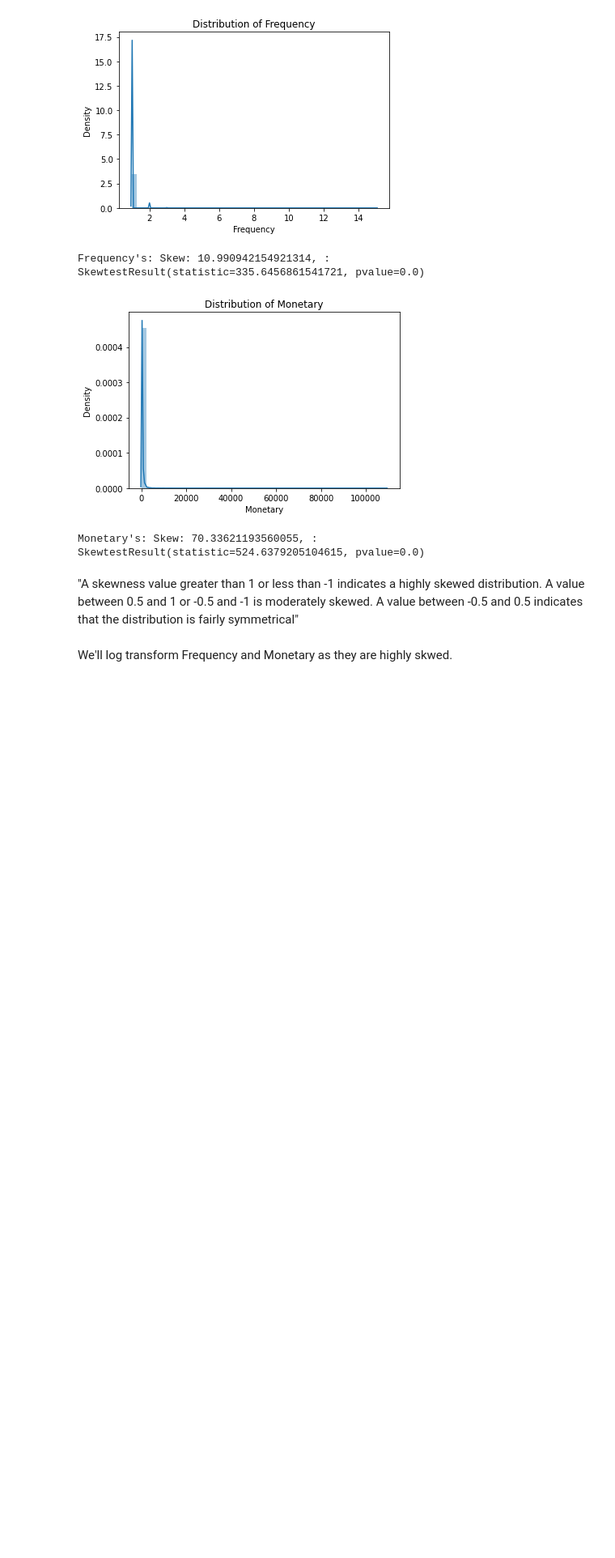
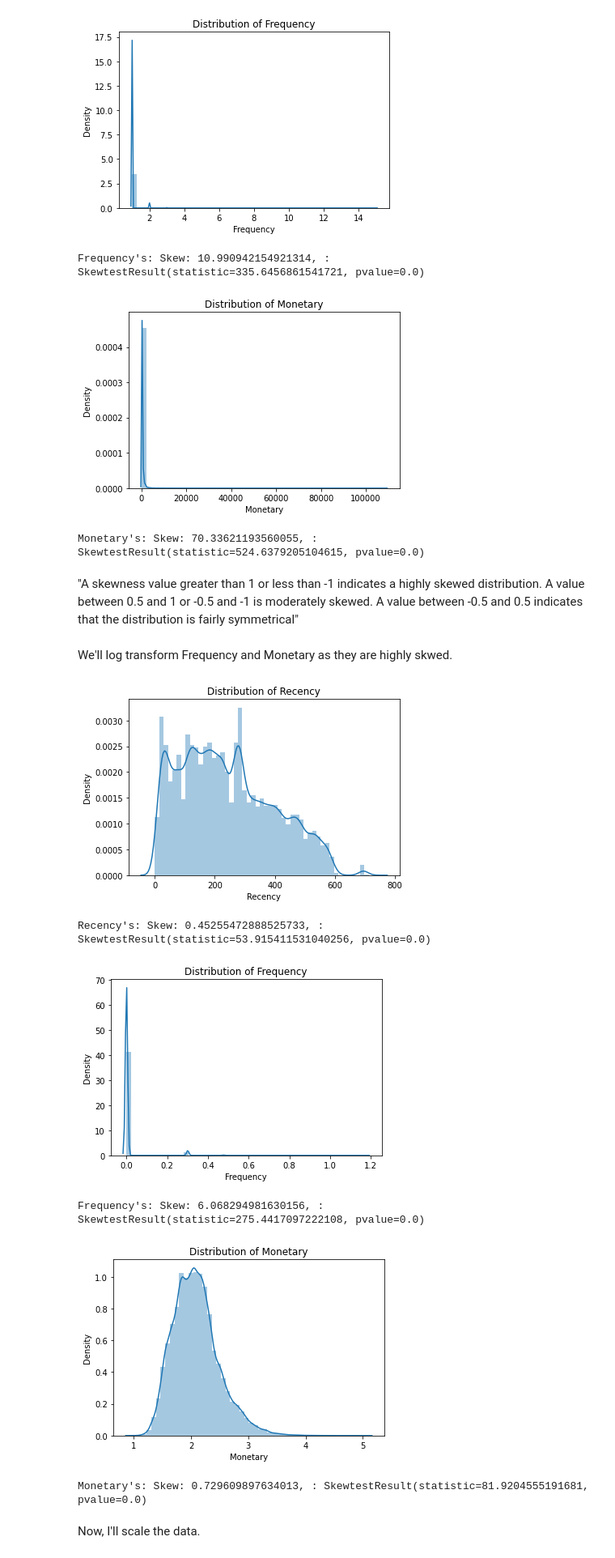
Before and after one commit to Yira-Yareth/Analyzing-Brazilian_Ecommerce, a Jupyter notebook: Analyzing-Brazilian_Ecommerce.ipynb, the cells around one changed output. Shown: that part at 81% size. Cells and saved outputs as stored; diff of their text form; code cells hidden in the pictures; blank space fills up the shorter version.

```diff
--- a/Analyzing-Brazilian_Ecommerce.ipynb
+++ b/Analyzing-Brazilian_Ecommerce.ipynb
@@ -263,3 +301,20 @@ Monetary's: Skew: 70.33621193560055, : SkewtestResult(statistic=524.637920510461
 "A skewness value greater than 1 or less than -1 indicates a highly skewed distribution. A value between 0.5 and 1 or -0.5 and -1 is moderately skewed. A value between -0.5 and 0.5 indicates that the distribution is fairly symmetrical"
 # %% [markdown]
 We'll log transform Frequency and Monetary as they are highly skwed.
+# %%
+# Perform log transformation
+rfm_df_log = rfm_df.copy()
+for c in rfm_df.columns[2:]:
+    rfm_df_log[c] = np.log10(rfm_df_log[c])
+# %%
+for col in rfm_df.columns[1:]:
+    check_skew(rfm_df_log, col)
+# %% [output]
+[figure, added]
+Recency's: Skew: 0.45255472888525733, : SkewtestResult(statistic=53.915411531040256, pvalue=0.0)
+[figure, added]
+Frequency's: Skew: 6.068294981630156, : SkewtestResult(statistic=275.4417097222108, pvalue=0.0)
+[figure, added]
+Monetary's: Skew: 0.729609897634013, : SkewtestResult(statistic=81.9204555191681, pvalue=0.0)
+# %% [markdown]
+Now, I'll scale the data.
```
Also changed, not shown: parts of 16 cells of this notebook.
